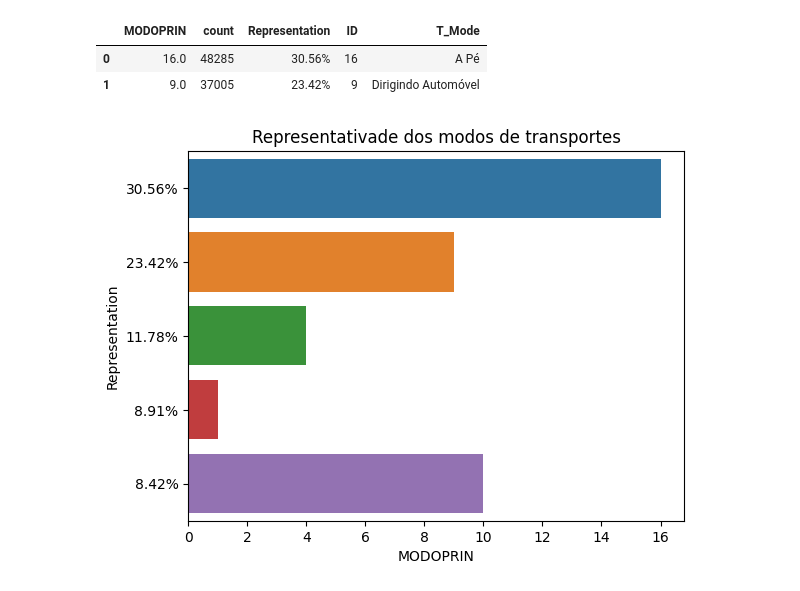
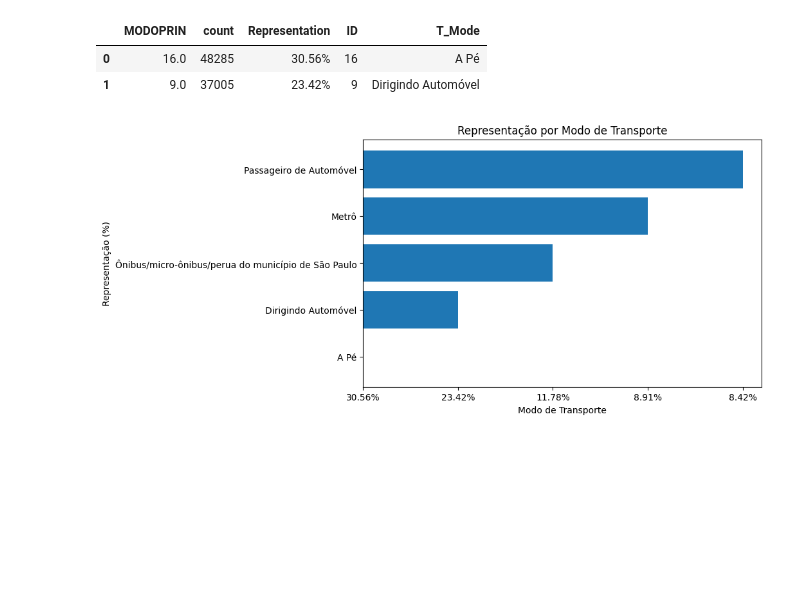
Before and after one commit to gustavo-rmontes/TCC, a Jupyter notebook: mobility_flow/flow.ipynb, the cells around one changed output. Cells and saved outputs as stored; diff of their text form; code cells hidden in the pictures; blank space fills up the shorter version.

Commit message:
update transport modes representation

```diff
--- a/mobility_flow/flow.ipynb
+++ b/mobility_flow/flow.ipynb
@@ -101,11 +105,17 @@ most_trips_transp_modes_merged.head(2)
 |  | MODOPRIN | count | Representation | ID | T_Mode |
 | 0 | 16.0 | 48285 | 30.56% | 16 | A Pé |
 | 1 | 9.0 | 37005 | 23.42% | 9 | Dirigindo Automóvel |
-# %%
-# plotting most used modes
-# fix numeric column(MODOPRIN) to character
-sns.barplot(x='MODOPRIN', y='Representation', data=most_trips_transp_modes)
-plt.title('Representativade dos modos de transportes')
-plt.show()
-# %% [output]
-[figure, removed]
+# %%
+# Arrumar orientação de gráfico
+
+# Graph bar (representation)
+plt.figure(figsize=(8, 5))
+plt.barh(most_trips_transp_modes_merged.T_Mode, most_trips_transp_modes_merged.Representation)
+
+plt.title('Representação por Modo de Transporte')
+plt.xlabel('Modo de Transporte')
+plt.ylabel('Representação (%)')
+
+plt.show()
+# %% [output]
+[figure, added]
```
Also changed, not shown: parts of 3 cells of this notebook.
